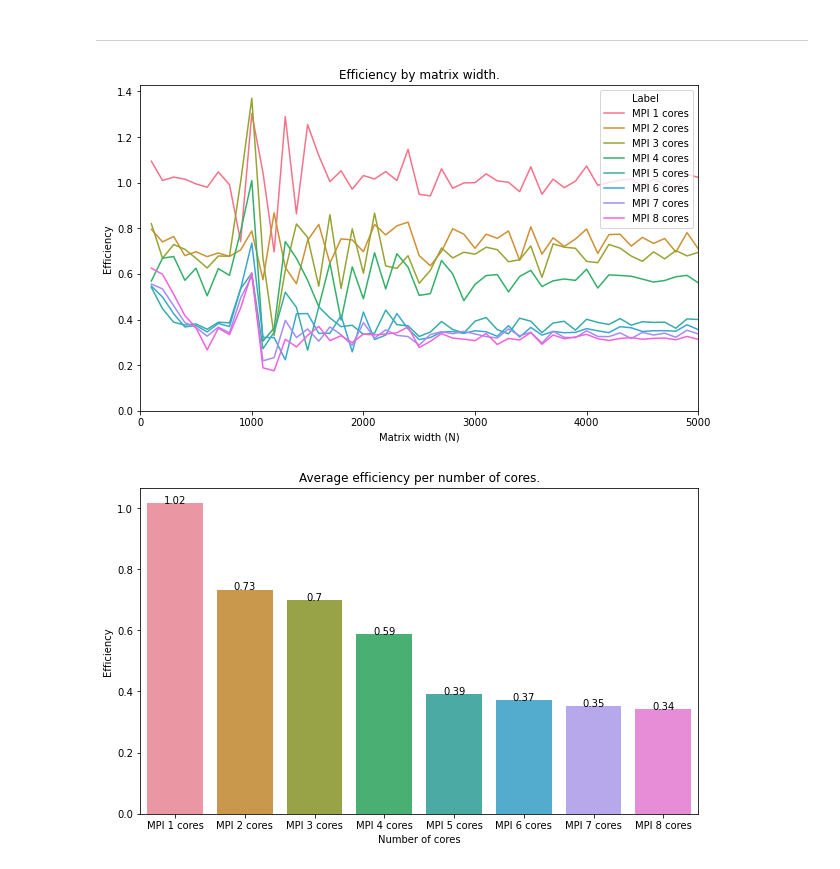
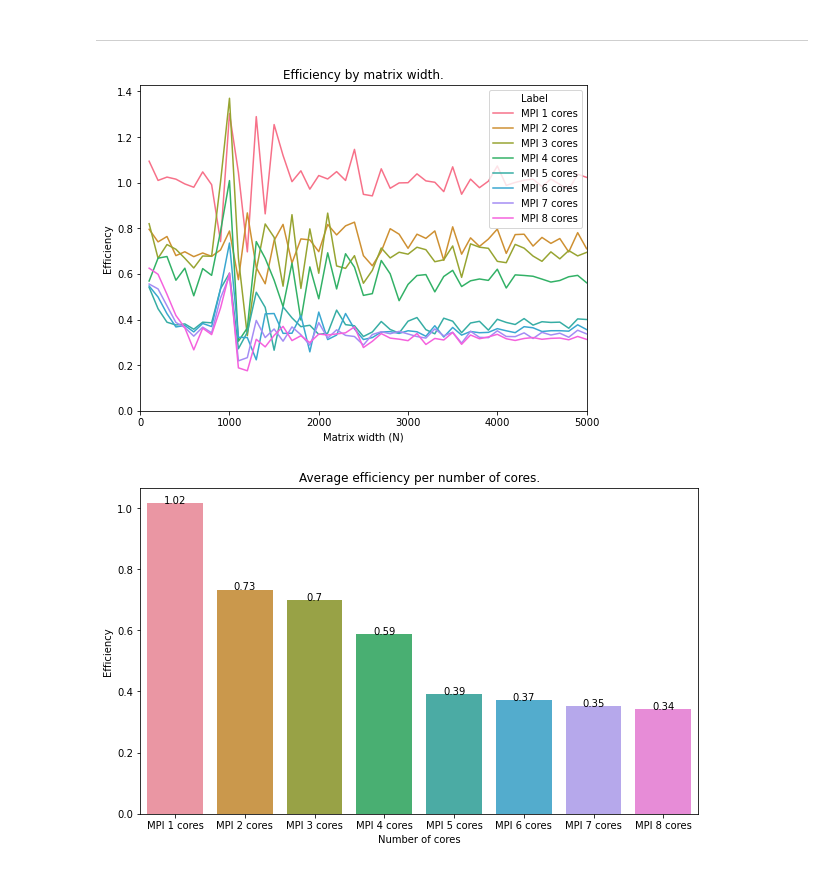
Before and after one commit to JordyAaldering/Parallel-Computing, a Jupyter notebook: Project03/Evaluation/evaluation.ipynb, the cells around one changed output. Cells and saved outputs as stored; diff of their text form; code cells hidden in the pictures.

```diff
--- a/Project03/Evaluation/evaluation.ipynb
+++ b/Project03/Evaluation/evaluation.ipynb
@@ -212,22 +210,22 @@ plt.show()
 # %% [markdown]
 ---
 # %%
-plt.figure(figsize=(10, 6))
+plt.figure(figsize=(8, 6))
 
 ax = sns.lineplot(x="N", y="Efficiency", hue="Label", data=mpi_avg)
 
 ax.set_title("Efficiency by matrix width.")
 ax.set_xlabel("Matrix width (N)")
 ax.set_ylabel("Efficiency")
 
 ax.set_xlim(0, 5000)
 ax.set_ylim(bottom=0)
 plt.legend(loc="upper right")
 
 plt.savefig("efficiency-line.png", format="png", bbox_inches="tight")
 plt.show()
 # %% [output]
-[figure, old version]
+[figure, new version]
 # %%
 plt.figure(figsize=(10, 6))
 
```
Also changed, not shown: parts of 5 cells of this notebook.
